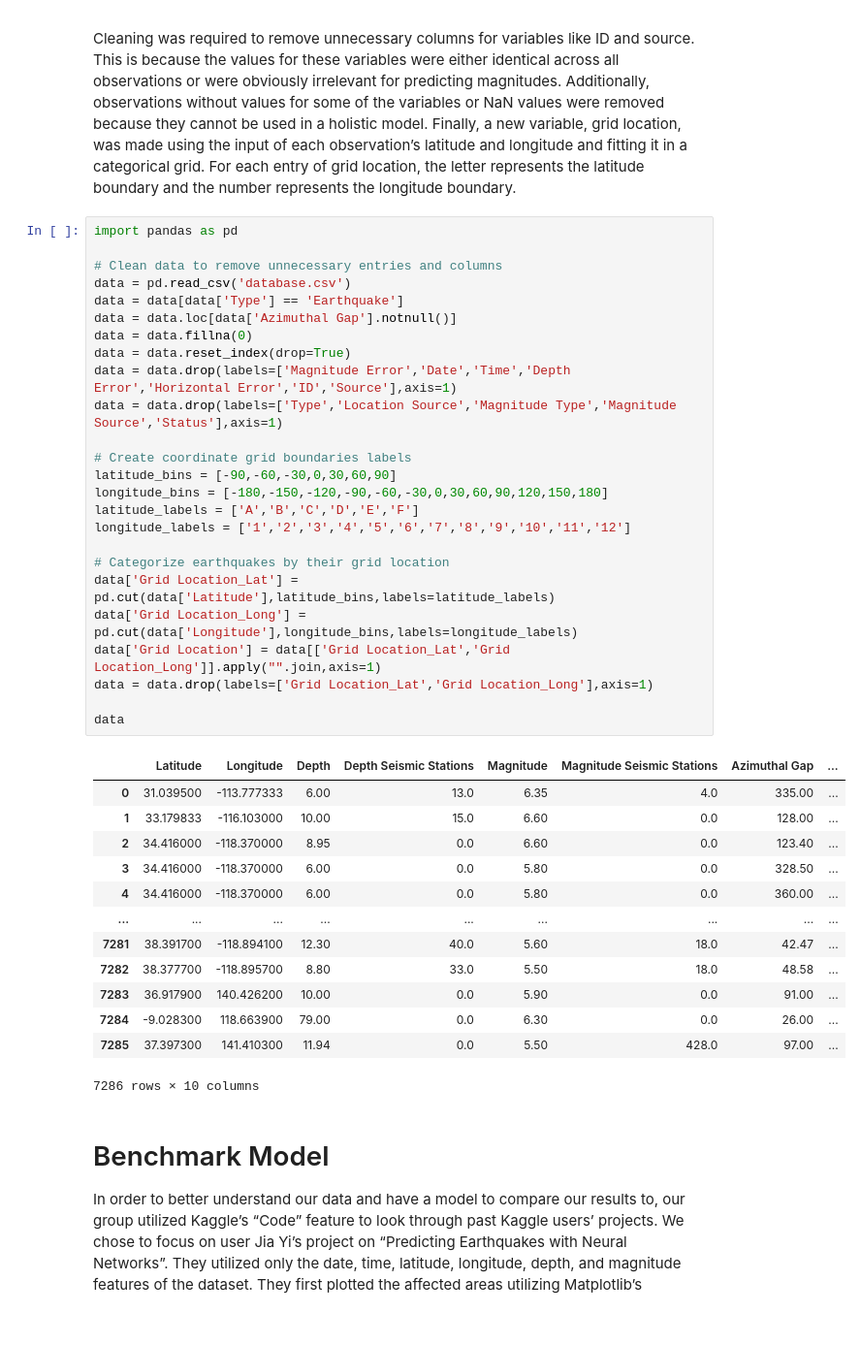
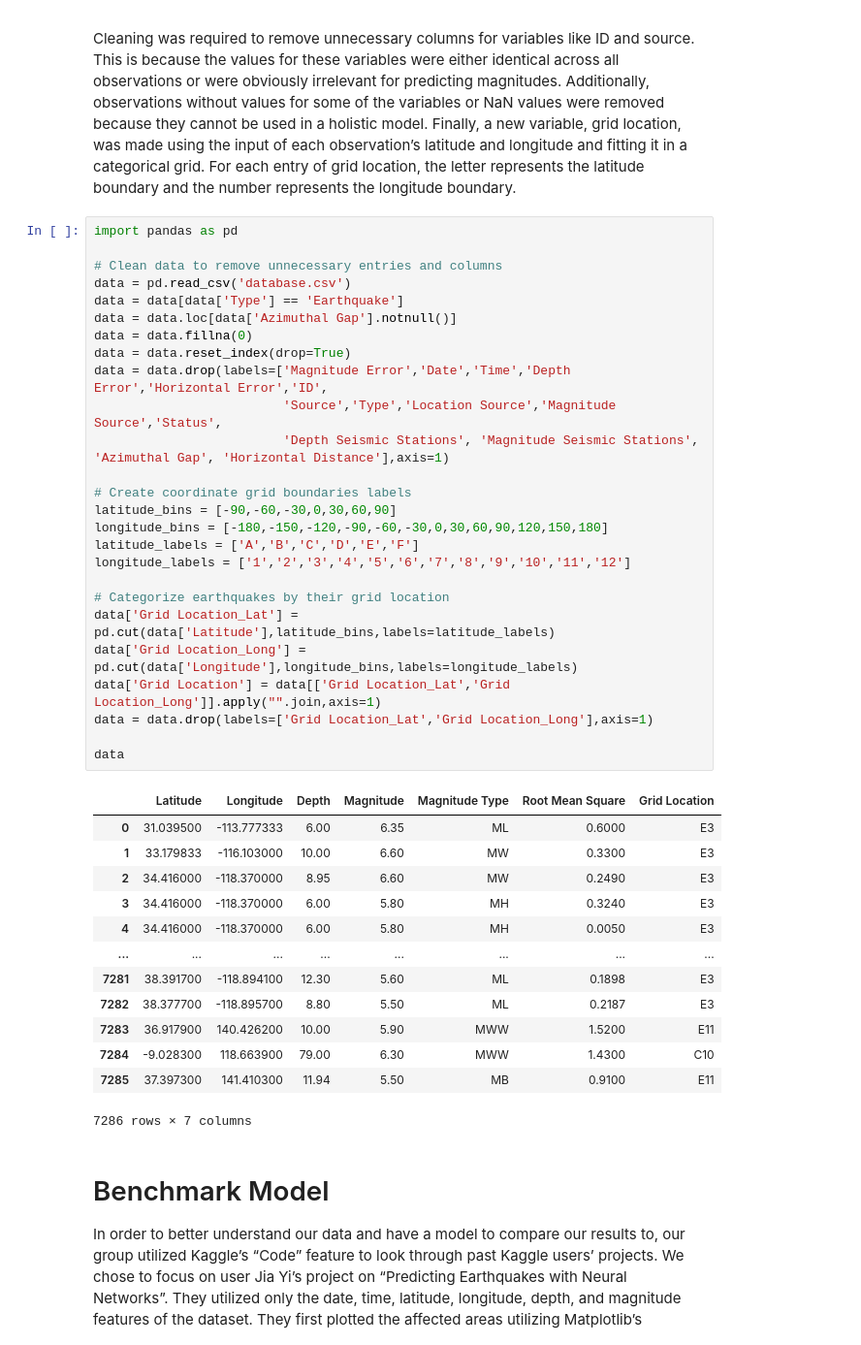
Before and after one commit to COGS118A/Group003-Wi23, a Jupyter notebook: CheckpointGroup003-Wi23.ipynb, the cells around one changed output. Shown: that part at 97% size. Saved outputs shown, nothing was run; the diff lists cells and outputs as text.

```diff
--- a/CheckpointGroup003-Wi23.ipynb
+++ b/CheckpointGroup003-Wi23.ipynb
@@ -45,42 +45,43 @@ Cleaning was required to remove unnecessary columns for variables like ID and so
 # %%
 import pandas as pd
 
 # Clean data to remove unnecessary entries and columns
 data = pd.read_csv('database.csv')
 data = data[data['Type'] == 'Earthquake']
 data = data.loc[data['Azimuthal Gap'].notnull()]
 data = data.fillna(0)
 data = data.reset_index(drop=True)
-data = data.drop(labels=['Magnitude Error','Date','Time','Depth Error','Horizontal Error','ID','Source'],axis=1)
-data = data.drop(labels=['Type','Location Source','Magnitude Type','Magnitude Source','Status'],axis=1)
+data = data.drop(labels=['Magnitude Error','Date','Time','Depth Error','Horizontal Error','ID',
+                         'Source','Type','Location Source','Magnitude Source','Status',
+                         'Depth Seismic Stations', 'Magnitude Seismic Stations', 'Azimuthal Gap', 'Horizontal Distance'],axis=1)
 
 # Create coordinate grid boundaries labels
 latitude_bins = [-90,-60,-30,0,30,60,90]
 longitude_bins = [-180,-150,-120,-90,-60,-30,0,30,60,90,120,150,180]
 latitude_labels = ['A','B','C','D','E','F']
 longitude_labels = ['1','2','3','4','5','6','7','8','9','10','11','12']
 
 # Categorize earthquakes by their grid location
 data['Grid Location_Lat'] = pd.cut(data['Latitude'],latitude_bins,labels=latitude_labels)
 data['Grid Location_Long'] = pd.cut(data['Longitude'],longitude_bins,labels=longitude_labels)
 data['Grid Location'] = data[['Grid Location_Lat','Grid Location_Long']].apply("".join,axis=1)
 data = data.drop(labels=['Grid Location_Lat','Grid Location_Long'],axis=1)
 
 data
 # %% [output]
-|  | Latitude | Longitude | Depth | Depth Seismic Stations | Magnitude | Magnitude Seismic Stations | Azimuthal Gap | ... |
-| 0 | 31.039500 | -113.777333 | 6.00 | 13.0 | 6.35 | 4.0 | 335.00 | ... |
-| 1 | 33.179833 | -116.103000 | 10.00 | 15.0 | 6.60 | 0.0 | 128.00 | ... |
-| 2 | 34.416000 | -118.370000 | 8.95 | 0.0 | 6.60 | 0.0 | 123.40 | ... |
-| 3 | 34.416000 | -118.370000 | 6.00 | 0.0 | 5.80 | 0.0 | 328.50 | ... |
-| 4 | 34.416000 | -118.370000 | 6.00 | 0.0 | 5.80 | 0.0 | 360.00 | ... |
-| ... | ... | ... | ... | ... | ... | ... | ... | ... |
-| 7281 | 38.391700 | -118.894100 | 12.30 | 40.0 | 5.60 | 18.0 | 42.47 | ... |
-| 7282 | 38.377700 | -118.895700 | 8.80 | 33.0 | 5.50 | 18.0 | 48.58 | ... |
-| 7283 | 36.917900 | 140.426200 | 10.00 | 0.0 | 5.90 | 0.0 | 91.00 | ... |
-| 7284 | -9.028300 | 118.663900 | 79.00 | 0.0 | 6.30 | 0.0 | 26.00 | ... |
-| 7285 | 37.397300 | 141.410300 | 11.94 | 0.0 | 5.50 | 428.0 | 97.00 | ... |
+|  | Latitude | Longitude | Depth | Magnitude | Magnitude Type | Root Mean Square | Grid Location |
+| 0 | 31.039500 | -113.777333 | 6.00 | 6.35 | ML | 0.6000 | E3 |
+| 1 | 33.179833 | -116.103000 | 10.00 | 6.60 | MW | 0.3300 | E3 |
+| 2 | 34.416000 | -118.370000 | 8.95 | 6.60 | MW | 0.2490 | E3 |
+| 3 | 34.416000 | -118.370000 | 6.00 | 5.80 | MH | 0.3240 | E3 |
+| 4 | 34.416000 | -118.370000 | 6.00 | 5.80 | MH | 0.0050 | E3 |
+| ... | ... | ... | ... | ... | ... | ... | ... |
+| 7281 | 38.391700 | -118.894100 | 12.30 | 5.60 | ML | 0.1898 | E3 |
+| 7282 | 38.377700 | -118.895700 | 8.80 | 5.50 | ML | 0.2187 | E3 |
+| 7283 | 36.917900 | 140.426200 | 10.00 | 5.90 | MWW | 1.5200 | E11 |
+| 7284 | -9.028300 | 118.663900 | 79.00 | 6.30 | MWW | 1.4300 | C10 |
+| 7285 | 37.397300 | 141.410300 | 11.94 | 5.50 | MB | 0.9100 | E11 |
-7286 rows × 10 columns
+7286 rows × 7 columns
 # %% [markdown]
 # Benchmark Model
 
```
Also changed, not shown: parts of 2 cells of this notebook.
